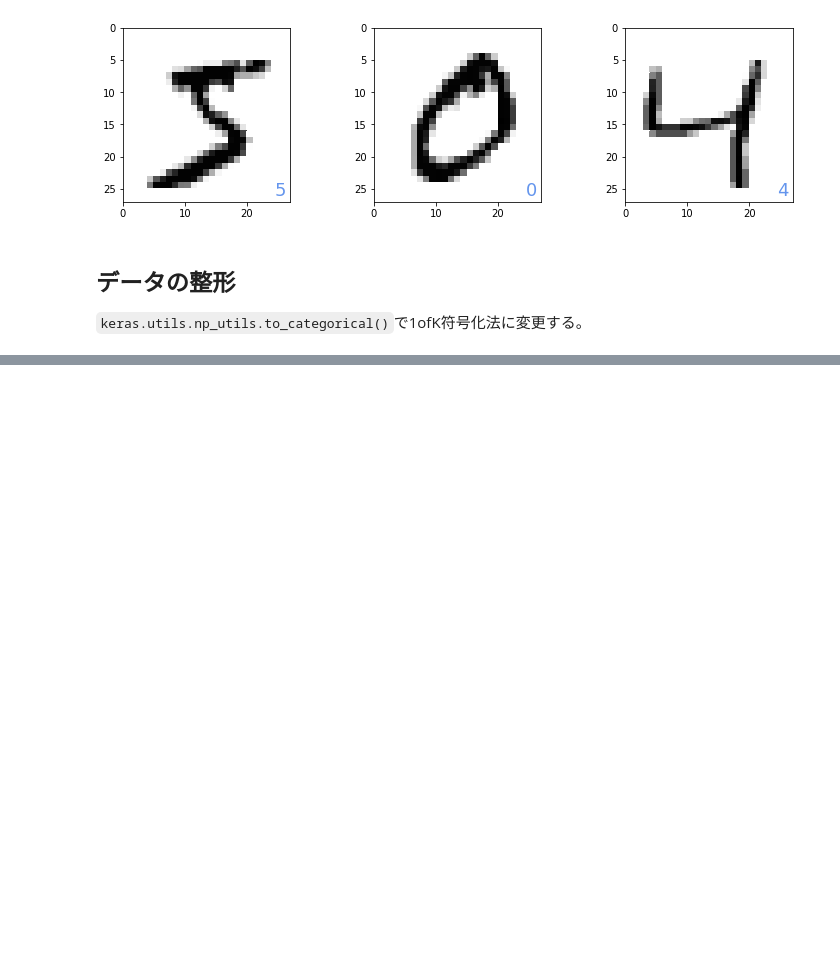
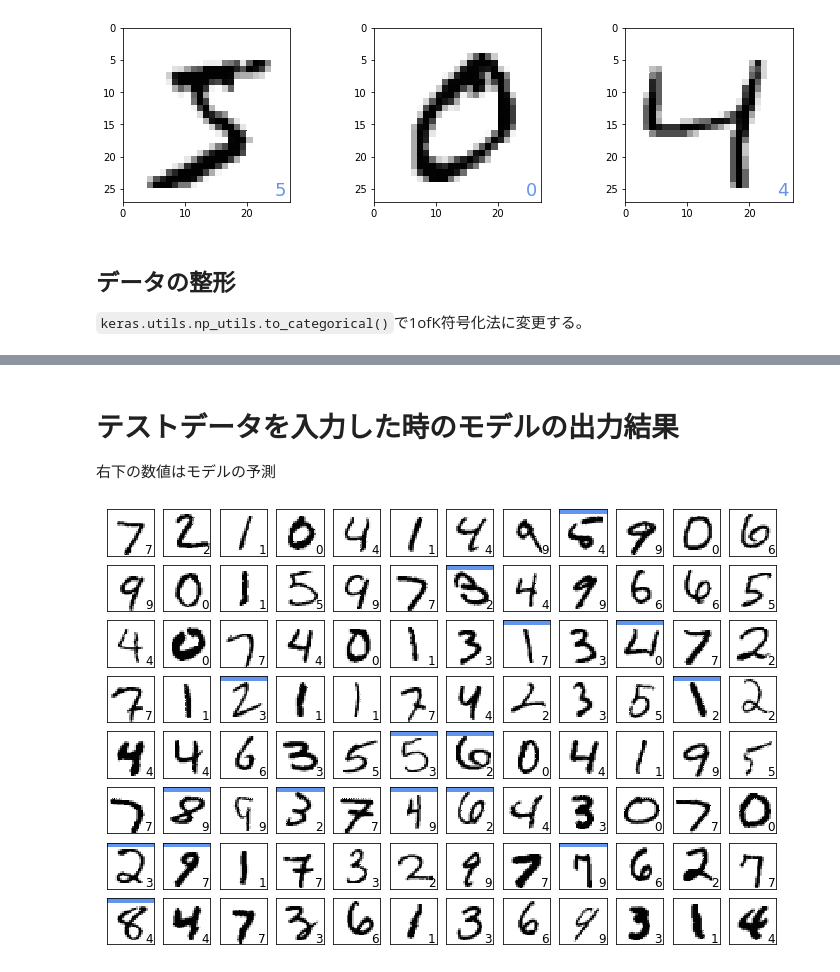
Before and after one commit to Kentkn192837/machine-learning, a Jupyter notebook: calculation/supervisedLearning/mnist.ipynb, the cells around one changed output, grey strips where cells are left out. Saved outputs shown, nothing was run; the diff lists cells and outputs as text; code cells hidden in the pictures; blank space fills up the shorter version.

```diff
--- a/calculation/supervisedLearning/mnist.ipynb
+++ b/calculation/supervisedLearning/mnist.ipynb
@@ -32,0 +117,29 @@ x_
+# %% [markdown]
+# テストデータを入力した時のモデルの出力結果
+
+右下の数値はモデルの予測
+# %%
+def show_prediction():
+    n_show = 96
+    y = model.predict(x_test)
+    plt.figure(2, figsize=(12, 8))
+    plt.gray()
+    for i in range(n_show):
+        plt.subplot(8, 12, i + 1)
+        x = x_test[i, :]
+        x = x.reshape(28, 28)
+        plt.pcolor(1 - x)
+        wk = y[i, :]
+        prediction = np.argmax(wk)
+        plt.text(22, 25.5, "%d" % prediction, fontsize=12)    # plt.text(x, y, "string", fontsize) x, yはテキストを描画する座標
+        if prediction != np.argmax(y_test[i, :]):
+            plt.plot([0, 27], [1, 1], color='cornflowerblue', linewidth=5)
+        plt.xlim(0, 27)
+        plt.ylim(27, 0)
+        plt.xticks([], "")
+        plt.yticks([], "")
+
+show_prediction()
+plt.show()
+# %% [output]
+[figure, added]
```
Also changed, not shown: parts of 8 cells of this notebook.
